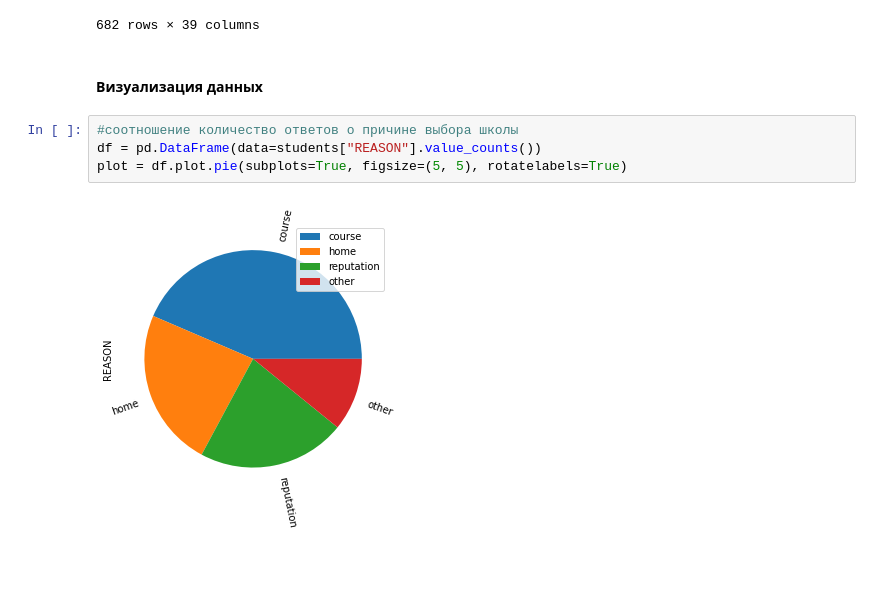
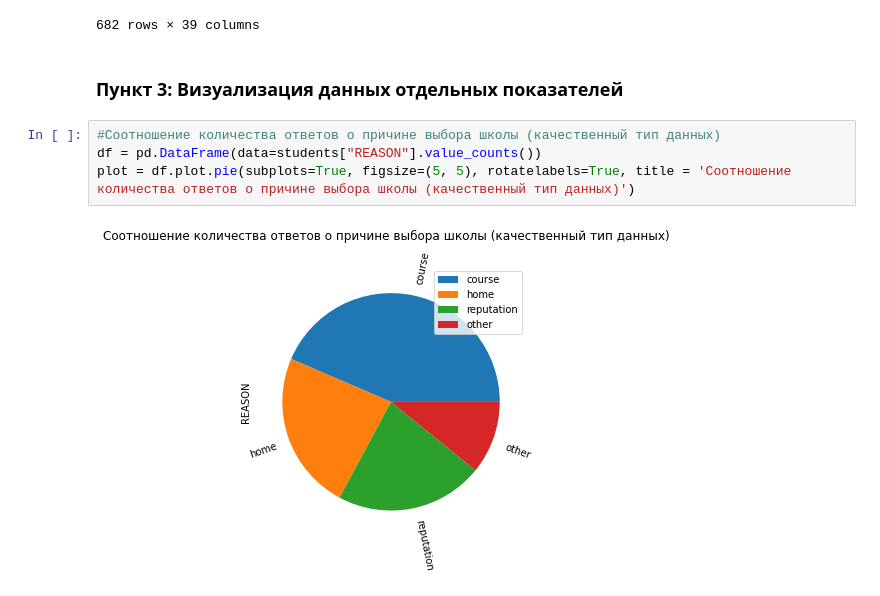
Before and after one commit to Forcause/ML_Labs, a Jupyter notebook: Lab_1/task_1.ipynb, the cells around one changed output. Drawn from its saved outputs; the diff is of its cells as text; blank space fills up the shorter version.

```diff
--- a/Lab_1/task_1.ipynb
+++ b/Lab_1/task_1.ipynb
@@ -74,10 +75,10 @@ students
 | 681 | GP | F | 18 | U | GT3 | T | 2 | 4 | services | at_home | ... | ... |
 682 rows × 39 columns
 # %% [markdown]
-#### Визуализация данных
+### Пункт 3: Визуализация данных отдельных показателей<br>
 # %%
-#соотношение количество ответов о причине выбора школы
+#Соотношение количества ответов о причине выбора школы (качественный тип данных)
 df = pd.DataFrame(data=students["REASON"].value_counts())
-plot = df.plot.pie(subplots=True, figsize=(5, 5), rotatelabels=True)
+plot = df.plot.pie(subplots=True, figsize=(5, 5), rotatelabels=True, title = 'Соотношение количества ответов о причине выбора школы (качественный тип данных)')
 # %% [output]
-[figure, old version]
+[figure, new version]
```
Also changed, not shown: parts of 34 cells of this notebook.
